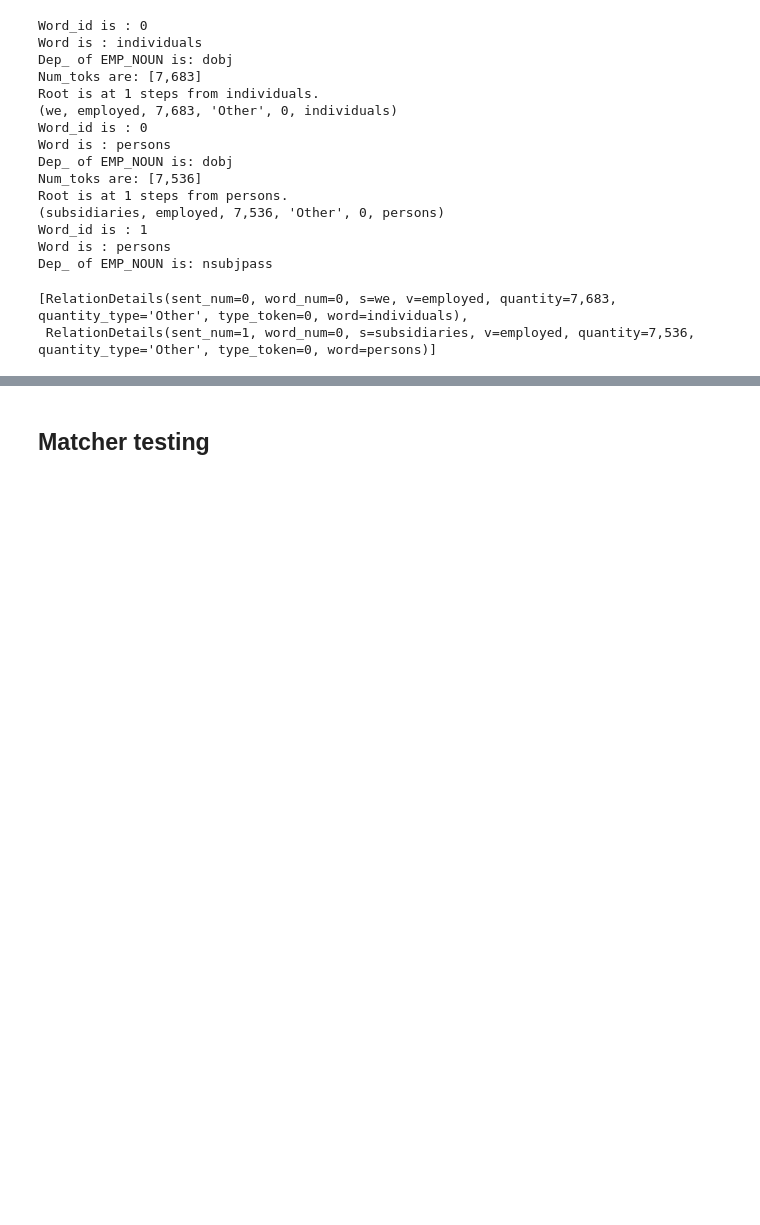
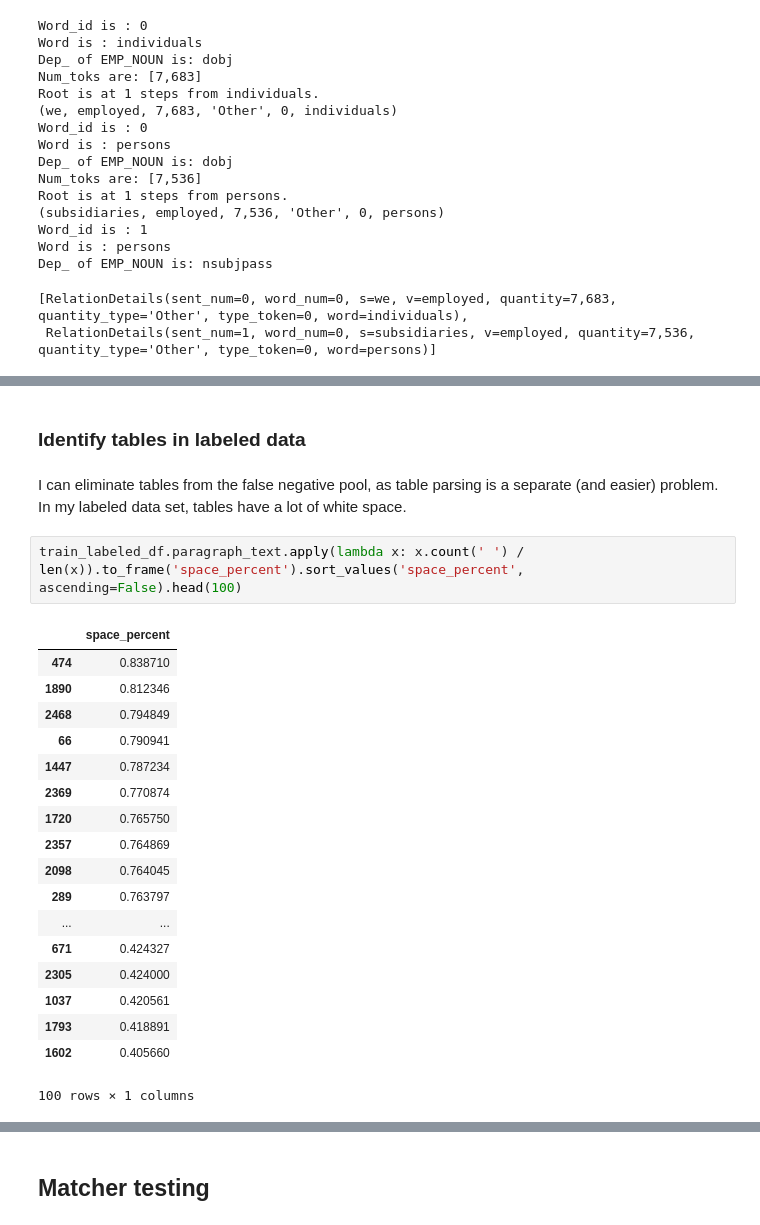
Before and after one commit to JarrodAJ/sec_employee_information_extraction, a Jupyter notebook: 4_Define_SpaCy_NER.ipynb, the cells around one changed output, grey strips where cells are left out. Saved outputs shown, nothing was run; the diff lists cells and outputs as text; blank space fills up the shorter version.

```diff
--- a/4_Define_SpaCy_NER.ipynb
+++ b/4_Define_SpaCy_NER.ipynb
@@ -4389,0 +4687,25 @@ Dep_ of EMP_NOUN is: nsubjpass
+# %% [markdown]
+### Identify tables in labeled data
+# %% [markdown]
+I can eliminate tables from the false negative pool, as table parsing is a separate (and easier) problem. In my labeled data set, tables have a lot of white space.
+# %%
+train_labeled_df.paragraph_text.apply(lambda x: x.count(' ') / len(x)).to_frame('space_percent').sort_values('space_percent', ascending=False).head(100)
+# %% [output]
+|  | space_percent |
+| 474 | 0.838710 |
+| 1890 | 0.812346 |
+| 2468 | 0.794849 |
+| 66 | 0.790941 |
+| 1447 | 0.787234 |
+| 2369 | 0.770874 |
+| 1720 | 0.765750 |
+| 2357 | 0.764869 |
+| 2098 | 0.764045 |
+| 289 | 0.763797 |
+| ... | ... |
+| 671 | 0.424327 |
+| 2305 | 0.424000 |
+| 1037 | 0.420561 |
+| 1793 | 0.418891 |
+| 1602 | 0.405660 |
+100 rows × 1 columns
```
Also changed, not shown: parts of 84 cells of this notebook.
